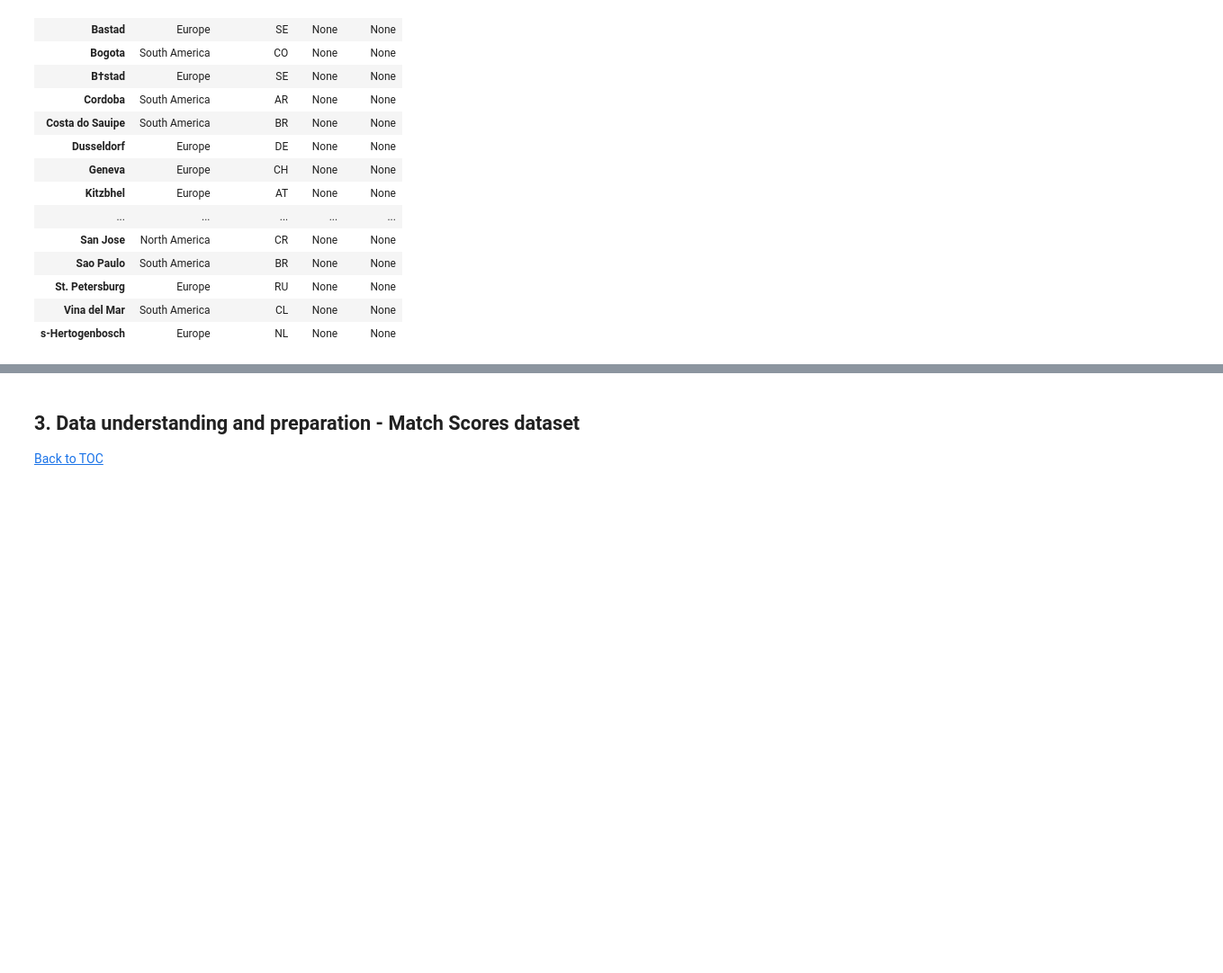
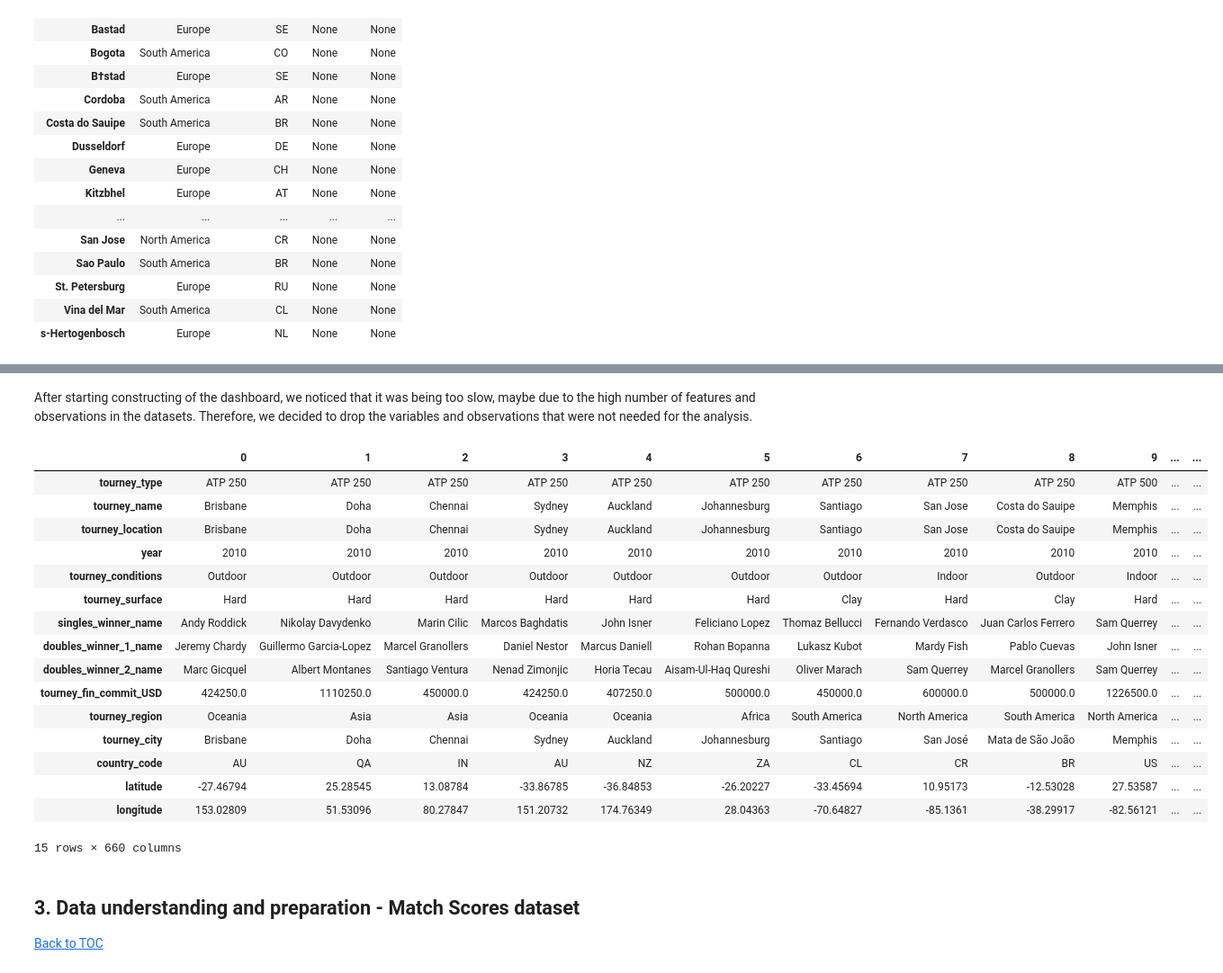
Before and after one commit to beatriz7sousa/datavisualization-project, a Jupyter notebook: Code.ipynb, the cells around one changed output, grey strips where cells are left out. Shown at 90% size. Saved outputs shown, nothing was run; the diff lists cells and outputs as text; code cells hidden in the pictures; blank space fills up the shorter version.

```diff
--- a/Code.ipynb
+++ b/Code.ipynb
@@ -885,3 +890,26 @@ tournaments
+# %% [markdown]
+After starting constructing of the dashboard, we noticed that it was being too slow, maybe due to the high number of features and observations in the datasets. Therefore, we decided to drop the variables and observations that were not needed for the analysis.
+# %%
+tournaments.drop(columns = ['tourney_year_id', 'tourney_order', 'tourney_id', 'tourney_slug', 'tourney_date', 'tourney_singles_draw', 'tourney_doubles_draw', 'singles_winner_player_slug', 'singles_winner_player_id', 'doubles_winner_1_player_slug', 'doubles_winner_1_player_id', 'doubles_winner_2_player_slug', 'doubles_winner_2_player_id'], inplace = True)
+tournaments.T
+# %% [output]
+|  | 0 | 1 | 2 | 3 | 4 | 5 | 6 | 7 | 8 | 9 | ... | ... |
+| tourney_type | ATP 250 | ATP 250 | ATP 250 | ATP 250 | ATP 250 | ATP 250 | ATP 250 | ATP 250 | ATP 250 | ATP 500 | ... | ... |
+| tourney_name | Brisbane | Doha | Chennai | Sydney | Auckland | Johannesburg | Santiago | San Jose | Costa do Sauipe | Memphis | ... | ... |
+| tourney_location | Brisbane | Doha | Chennai | Sydney | Auckland | Johannesburg | Santiago | San Jose | Costa do Sauipe | Memphis | ... | ... |
+| year | 2010 | 2010 | 2010 | 2010 | 2010 | 2010 | 2010 | 2010 | 2010 | 2010 | ... | ... |
+| tourney_conditions | Outdoor | Outdoor | Outdoor | Outdoor | Outdoor | Outdoor | Outdoor | Indoor | Outdoor | Indoor | ... | ... |
+| tourney_surface | Hard | Hard | Hard | Hard | Hard | Hard | Clay | Hard | Clay | Hard | ... | ... |
+| singles_winner_name | Andy Roddick | Nikolay Davydenko | Marin Cilic | Marcos Baghdatis | John Isner | Feliciano Lopez | Thomaz Bellucci | Fernando Verdasco | Juan Carlos Ferrero | Sam Querrey | ... | ... |
+| doubles_winner_1_name | Jeremy Chardy | Guillermo Garcia-Lopez | Marcel Granollers | Daniel Nestor | Marcus Daniell | Rohan Bopanna | Lukasz Kubot | Mardy Fish | Pablo Cuevas | John Isner | ... | ... |
+| doubles_winner_2_name | Marc Gicquel | Albert Montanes | Santiago Ventura | Nenad Zimonjic | Horia Tecau | Aisam-Ul-Haq Qureshi | Oliver Marach | Sam Querrey | Marcel Granollers | Sam Querrey | ... | ... |
+| tourney_fin_commit_USD | 424250.0 | 1110250.0 | 450000.0 | 424250.0 | 407250.0 | 500000.0 | 450000.0 | 600000.0 | 500000.0 | 1226500.0 | ... | ... |
+| tourney_region | Oceania | Asia | Asia | Oceania | Oceania | Africa | South America | North America | South America | North America | ... | ... |
+| tourney_city | Brisbane | Doha | Chennai | Sydney | Auckland | Johannesburg | Santiago | San José | Mata de São João | Memphis | ... | ... |
+| country_code | AU | QA | IN | AU | NZ | ZA | CL | CR | BR | US | ... | ... |
+| latitude | -27.46794 | 25.28545 | 13.08784 | -33.86785 | -36.84853 | -26.20227 | -33.45694 | 10.95173 | -12.53028 | 27.53587 | ... | ... |
+| longitude | 153.02809 | 51.53096 | 80.27847 | 151.20732 | 174.76349 | 28.04363 | -70.64827 | -85.1361 | -38.29917 | -82.56121 | ... | ... |
+15 rows × 660 columns
 # %% [markdown]
 <a id = "understanding-preparation-match-scores"></a>
 
```
Also changed, not shown: parts of 11 cells of this notebook, 4 other files.
